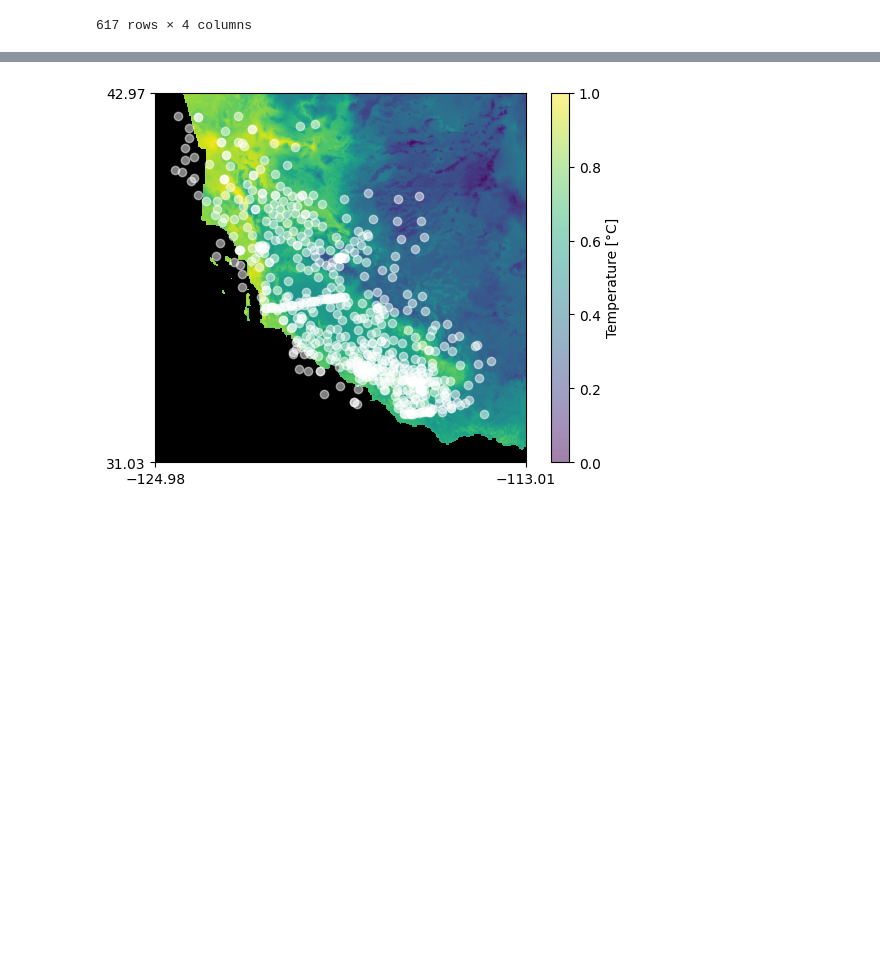
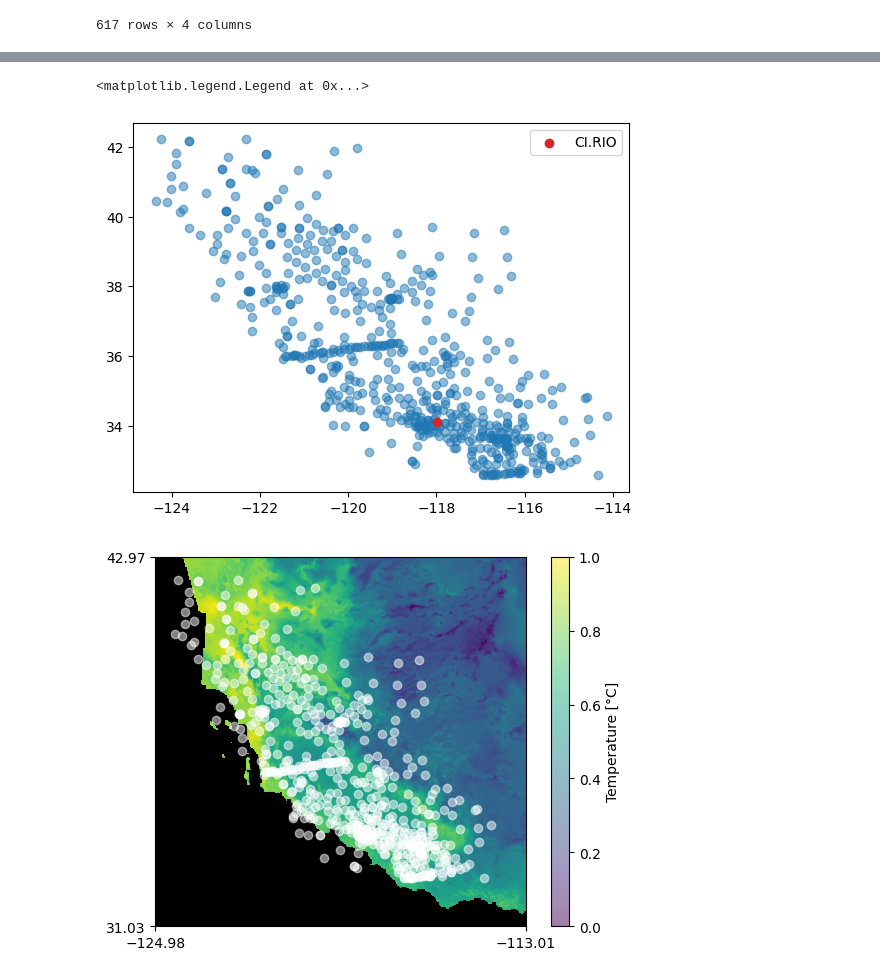
Before and after one commit to UW-MLGEO/ML-Geo-Project-Kopfli-Wolf, a Jupyter notebook: data_array.ipynb, the cells around one changed output, grey strips where cells are left out. Drawn from its saved outputs; the diff is of its cells as text; code cells hidden in the pictures; blank space fills up the shorter version.

```diff
--- a/data_array.ipynb
+++ b/data_array.ipynb
@@ -372,3 +349,10 @@ plt.scatter(df['lon_idx'], df['lat_idx'], alpha=0.5)
+# %%
+plt.scatter(df['lon'], df['lat'], alpha=0.5)
+plt.scatter(-117.97956, 34.10473, alpha=1, color='C3', label='CI.RIO')
+plt.legend()
+# %% [output]
+<matplotlib.legend.Legend at 0x...>
+[figure, added]
 # %%
 # define x and y as coordinates
 mminx=float(xr_tmean.lon[0])
```
Also changed, not shown: parts of 32 cells of this notebook.
